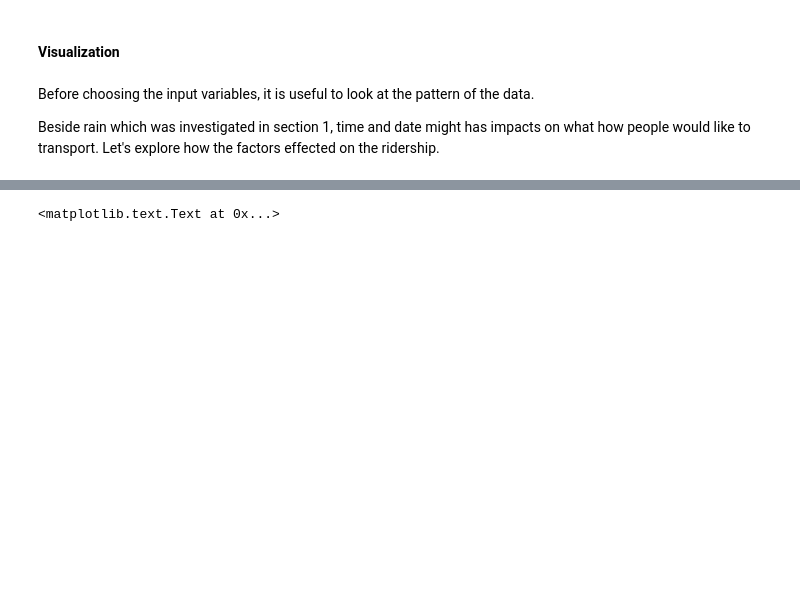
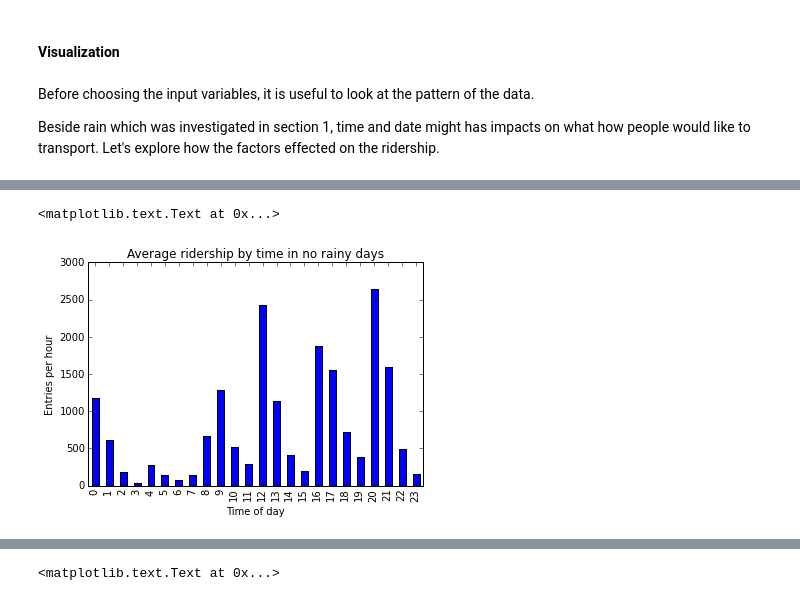
Before and after one commit to thuyquach/Analyzing-New-York-Subway-Data, a Jupyter notebook: Summited_Analayzing_NYC_Subway_Dataset.ipynb, the cells around one changed output, grey strips where cells are left out. Saved outputs shown, nothing was run; the diff lists cells and outputs as text; code cells hidden in the pictures; blank space fills up the shorter version.

```diff
--- a/Summited_Analayzing_NYC_Subway_Dataset.ipynb
+++ b/Summited_Analayzing_NYC_Subway_Dataset.ipynb
@@ -217,0 +216,3 @@ We could see that number of ridership changed with different times of day.
+# %%
+gtw =  turnstile_weather[turnstile_weather.rain == 0].groupby(["Hour"])["ENTRIESn_hourly"].mean()
+gtw
@@ -217,0 +237,9 @@ We could see that number of ridership changed with different times of day.
+# %%
+
+gtw.plot(kind = 'bar')
+plt.title('Average ridership by time in no rainy days')
+plt.xlabel('Time of day')
+plt.ylabel('Entries per hour')
+# %% [output]
+<matplotlib.text.Text at 0x...>
+[figure, added]
```
Also changed, not shown: parts of 22 cells of this notebook.
